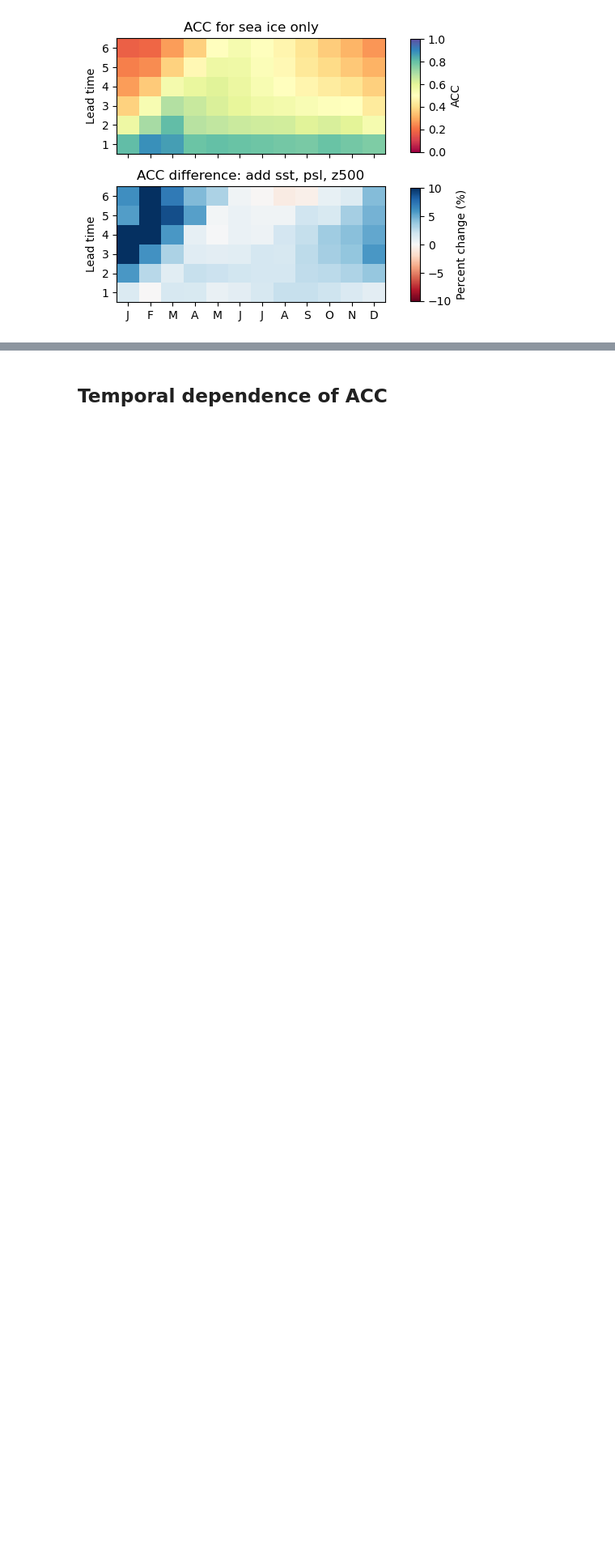
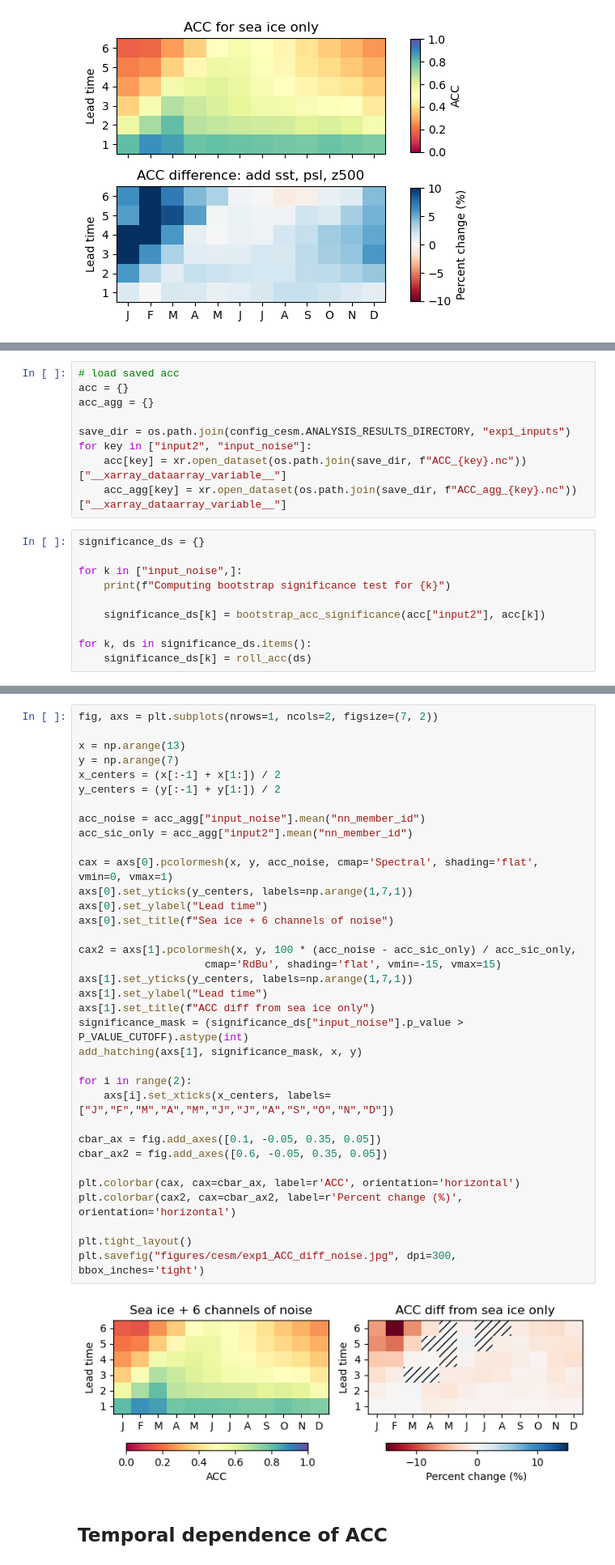
Before and after one commit to ychnli/sicpred, a Jupyter notebook: exp1_figures.ipynb, the cells around one changed output, grey strips where cells are left out. Shown at 81% size. Drawn from its saved outputs; the diff is of its cells as text; blank space fills up the shorter version.

```diff
--- a/exp1_figures.ipynb
+++ b/exp1_figures.ipynb
@@ -708,0 +836,19 @@ plt.savefig("figures/cesm/exp1_ACC_diff_inputs_separate_percent_max.jpg", dpi=30
+# %%
+# load saved acc
+acc = {}
+acc_agg = {}
+
+save_dir = os.path.join(config_cesm.ANALYSIS_RESULTS_DIRECTORY, "exp1_inputs")
+for key in ["input2", "input_noise"]:
+    acc[key] = xr.open_dataset(os.path.join(save_dir, f"ACC_{key}.nc"))["__xarray_dataarray_variable__"]
+    acc_agg[key] = xr.open_dataset(os.path.join(save_dir, f"ACC_agg_{key}.nc"))["__xarray_dataarray_variable__"]
+# %%
+significance_ds = {}
+
+for k in ["input_noise",]:
+    print(f"Computing bootstrap significance test for {k}")
+
+    significance_ds[k] = bootstrap_acc_significance(acc["input2"], acc[k])
+
+for k, ds in significance_ds.items():
+    significance_ds[k] = roll_acc(ds)
@@ -709,3 +857,40 @@ plt.savefig("figures/cesm/exp1_ACC_diff_inputs_separate_percent_max.jpg", dpi=30
+# %%
+fig, axs = plt.subplots(nrows=1, ncols=2, figsize=(7, 2))
+
+x = np.arange(13)
+y = np.arange(7)
+x_centers = (x[:-1] + x[1:]) / 2
+y_centers = (y[:-1] + y[1:]) / 2
+
+acc_noise = acc_agg["input_noise"].mean("nn_member_id")
+acc_sic_only = acc_agg["input2"].mean("nn_member_id")
+
+cax = axs[0].pcolormesh(x, y, acc_noise, cmap='Spectral', shading='flat', vmin=0, vmax=1)
+axs[0].set_yticks(y_centers, labels=np.arange(1,7,1))
+axs[0].set_ylabel("Lead time")
+axs[0].set_title(f"Sea ice + 6 channels of noise")
+
+cax2 = axs[1].pcolormesh(x, y, 100 * (acc_noise - acc_sic_only) / acc_sic_only,
+                    cmap='RdBu', shading='flat', vmin=-15, vmax=15)
+axs[1].set_yticks(y_centers, labels=np.arange(1,7,1))
+axs[1].set_ylabel("Lead time")
+axs[1].set_title(f"ACC diff from sea ice only")
+significance_mask = (significance_ds["input_noise"].p_value > P_VALUE_CUTOFF).astype(int)
+add_hatching(axs[1], significance_mask, x, y)
+
+for i in range(2):
+    axs[i].set_xticks(x_centers, labels=["J","F","M","A","M","J","J","A","S","O","N","D"])
+
+cbar_ax = fig.add_axes([0.1, -0.05, 0.35, 0.05])
+cbar_ax2 = fig.add_axes([0.6, -0.05, 0.35, 0.05])
+
+plt.colorbar(cax, cax=cbar_ax, label=r'ACC', orientation='horizontal')
+plt.colorbar(cax2, cax=cbar_ax2, label=r'Percent change (%)', orientation='horizontal')
+
+plt.tight_layout()
+plt.savefig("figures/cesm/exp1_ACC_diff_noise.jpg", dpi=300, bbox_inches='tight')
+# %% [output]
+[figure, added]
 # %% [markdown]
 ## Temporal dependence of ACC
 # %% [markdown]
```
Also changed, not shown: parts of 13 cells of this notebook, 3 other files.
